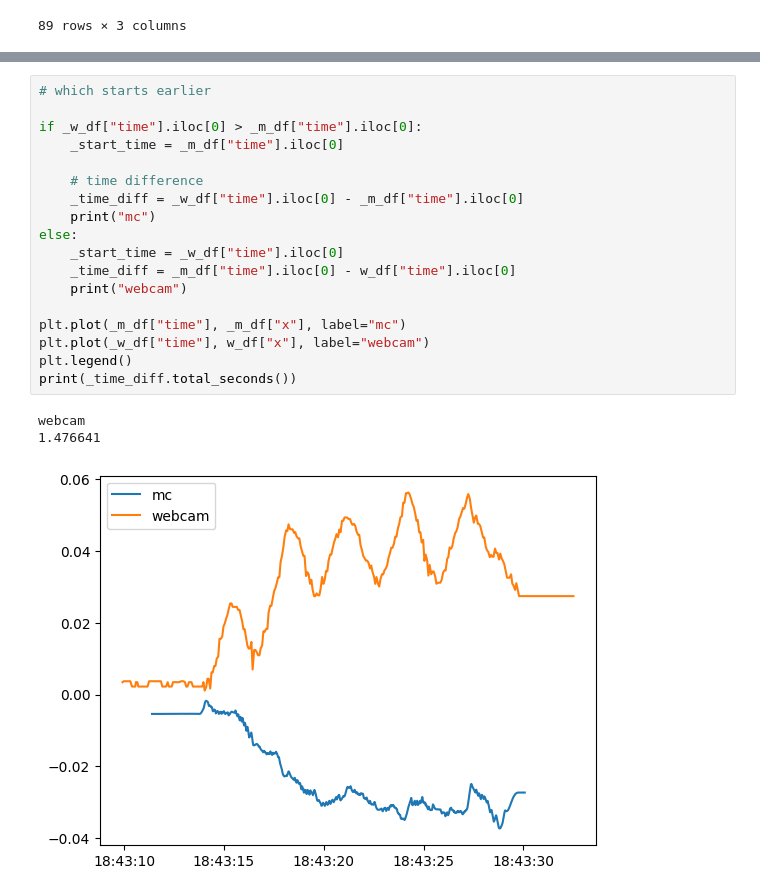
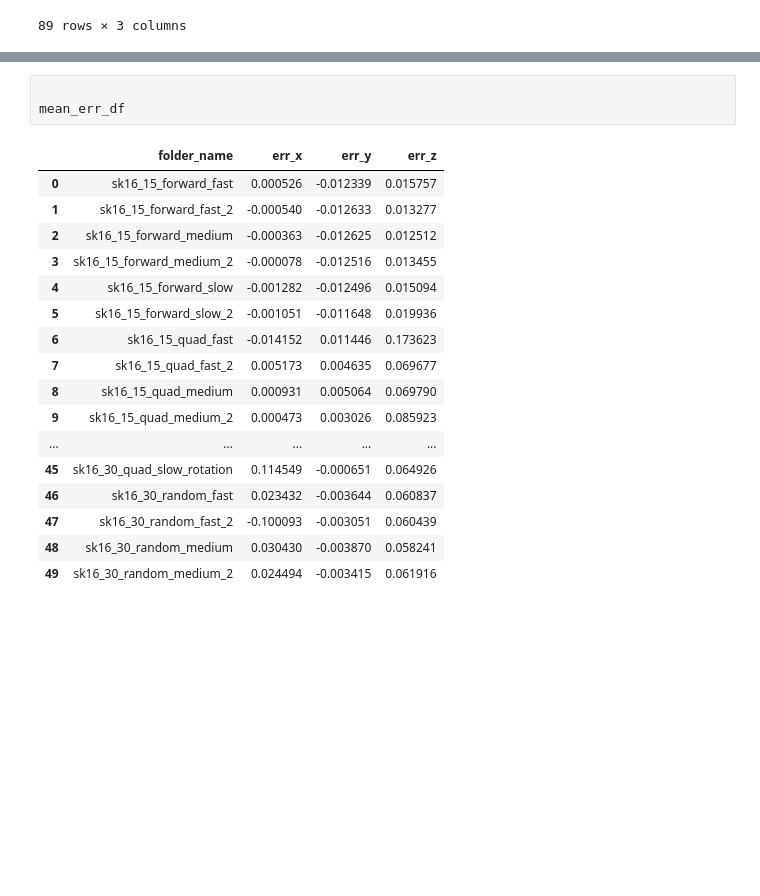
Before and after one commit to SujithChristopher/armbo_preliminary_work, a Jupyter notebook: ipy_notebooks/iterative_coordinate_analysis.ipynb, the cells around one changed output, grey strips where cells are left out. Cells and saved outputs as stored; diff of their text form; blank space fills up the shorter version.

```diff
--- a/ipy_notebooks/iterative_coordinate_analysis.ipynb
+++ b/ipy_notebooks/iterative_coordinate_analysis.ipynb
@@ -110,22 +138,21 @@ _m_df = add_datetime_col(_m_df, st_time,_name="seconds")
-# %%
-# which starts earlier
-
-if _w_df["time"].iloc[0] > _m_df["time"].iloc[0]:
-    _start_time = _m_df["time"].iloc[0]
-
-    # time difference
-    _time_diff = _w_df["time"].iloc[0] - _m_df["time"].iloc[0]
-    print("mc")
-else:
-    _start_time = _w_df["time"].iloc[0]
-    _time_diff = _m_df["time"].iloc[0] - w_df["time"].iloc[0]
-    print("webcam")
-
-plt.plot(_m_df["time"], _m_df["x"], label="mc")
-plt.plot(_w_df["time"], w_df["x"], label="webcam")
-plt.legend()
-print(_time_diff.total_seconds())
-# %% [output]
-webcam
-1.476641
-[figure, removed]
+# %%
+
+mean_err_df
+# %% [output]
+|  | folder_name | err_x | err_y | err_z |
+| 0 | sk16_15_forward_fast | 0.000526 | -0.012339 | 0.015757 |
+| 1 | sk16_15_forward_fast_2 | -0.000540 | -0.012633 | 0.013277 |
+| 2 | sk16_15_forward_medium | -0.000363 | -0.012625 | 0.012512 |
+| 3 | sk16_15_forward_medium_2 | -0.000078 | -0.012516 | 0.013455 |
+| 4 | sk16_15_forward_slow | -0.001282 | -0.012496 | 0.015094 |
+| 5 | sk16_15_forward_slow_2 | -0.001051 | -0.011648 | 0.019936 |
+| 6 | sk16_15_quad_fast | -0.014152 | 0.011446 | 0.173623 |
+| 7 | sk16_15_quad_fast_2 | 0.005173 | 0.004635 | 0.069677 |
+| 8 | sk16_15_quad_medium | 0.000931 | 0.005064 | 0.069790 |
+| 9 | sk16_15_quad_medium_2 | 0.000473 | 0.003026 | 0.085923 |
+| ... | ... | ... | ... | ... |
+| 45 | sk16_30_quad_slow_rotation | 0.114549 | -0.000651 | 0.064926 |
+| 46 | sk16_30_random_fast | 0.023432 | -0.003644 | 0.060837 |
+| 47 | sk16_30_random_fast_2 | -0.100093 | -0.003051 | 0.060439 |
+| 48 | sk16_30_random_medium | 0.030430 | -0.003870 | 0.058241 |
+| 49 | sk16_30_random_medium_2 | 0.024494 | -0.003415 | 0.061916 |
```
Also changed, not shown: parts of 16 cells of this notebook, 4 other files.
